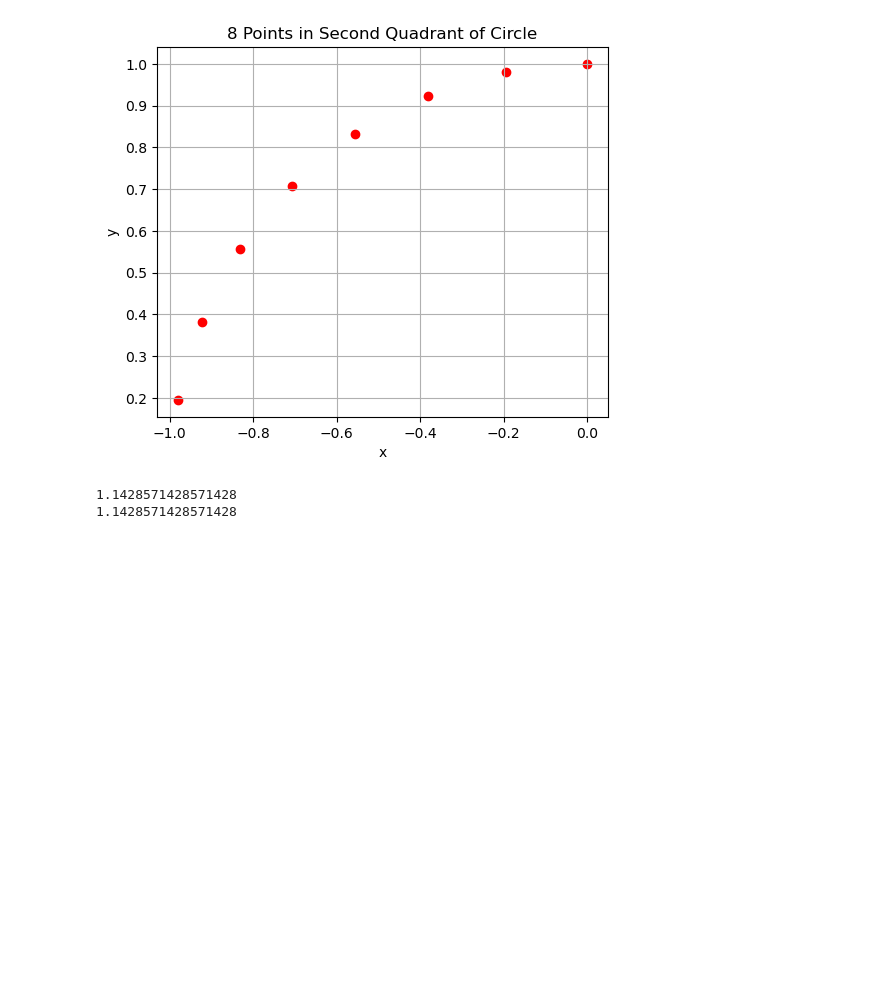
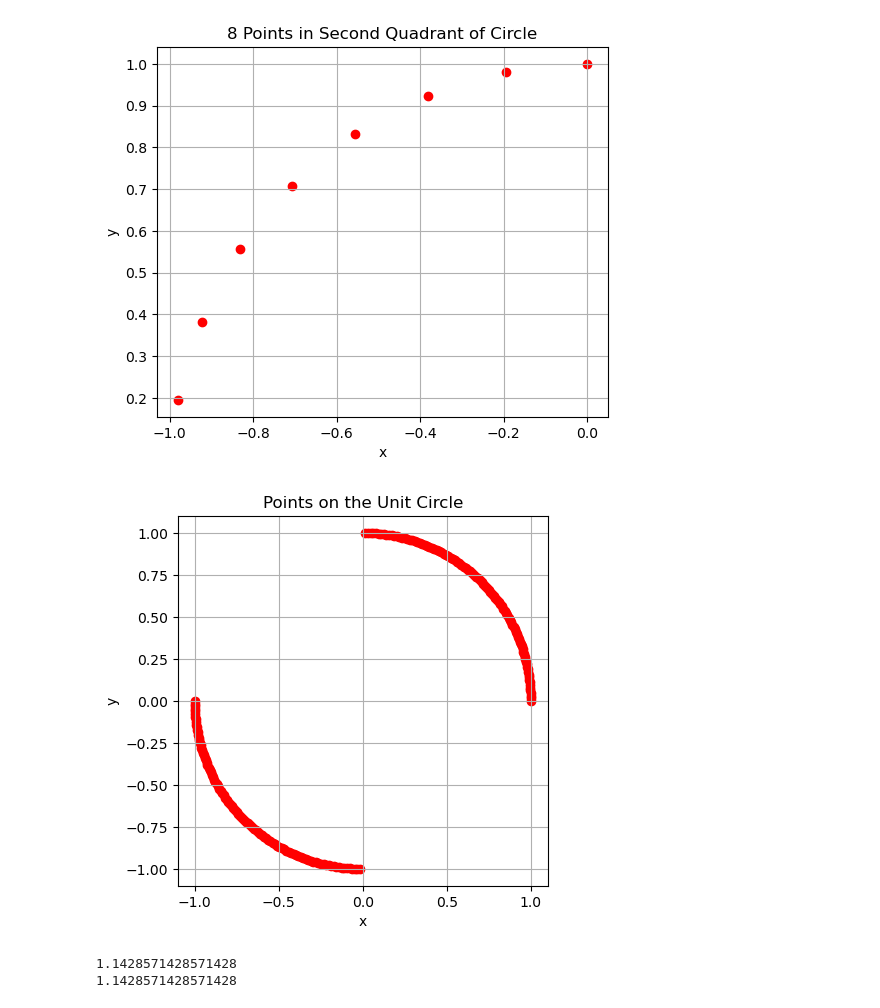
Before and after one commit to nlpsoc/emb-diversity, a Jupyter notebook: src/2d_experiments.ipynb, the cells around one changed output. Drawn from its saved outputs; the diff is of its cells as text; code cells hidden in the pictures; blank space fills up the shorter version.

```diff
--- a/src/2d_experiments.ipynb
+++ b/src/2d_experiments.ipynb
@@ -13,4 +13,11 @@ two_d.plot_points(points_second_quad, title="8 Points in Second Quadrant of Circ
 [figure]
 [figure]
 [figure]
+# %%
+from measure_diversity import two_d
+
+dataset = two_d.create_normed_datapoints(n=200, quads=[1, 3])
+two_d.plot_points(dataset)
+# %% [output]
+[figure, added]
 # %%
```
Also changed, not shown: parts of 6 cells of this notebook, 5 other files.
